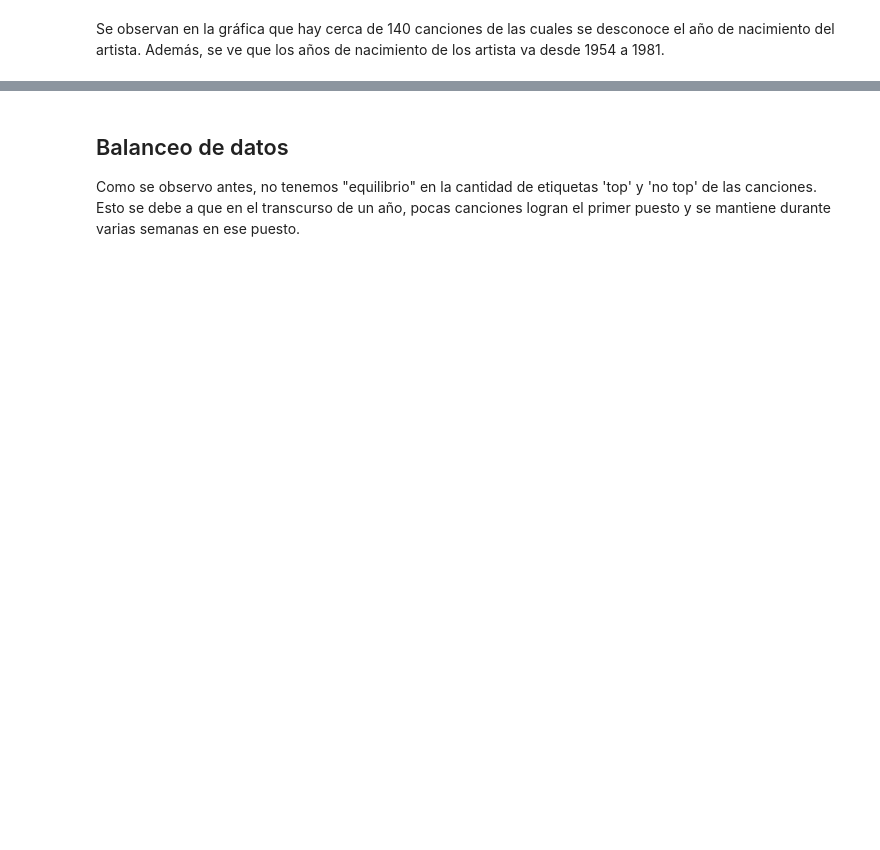
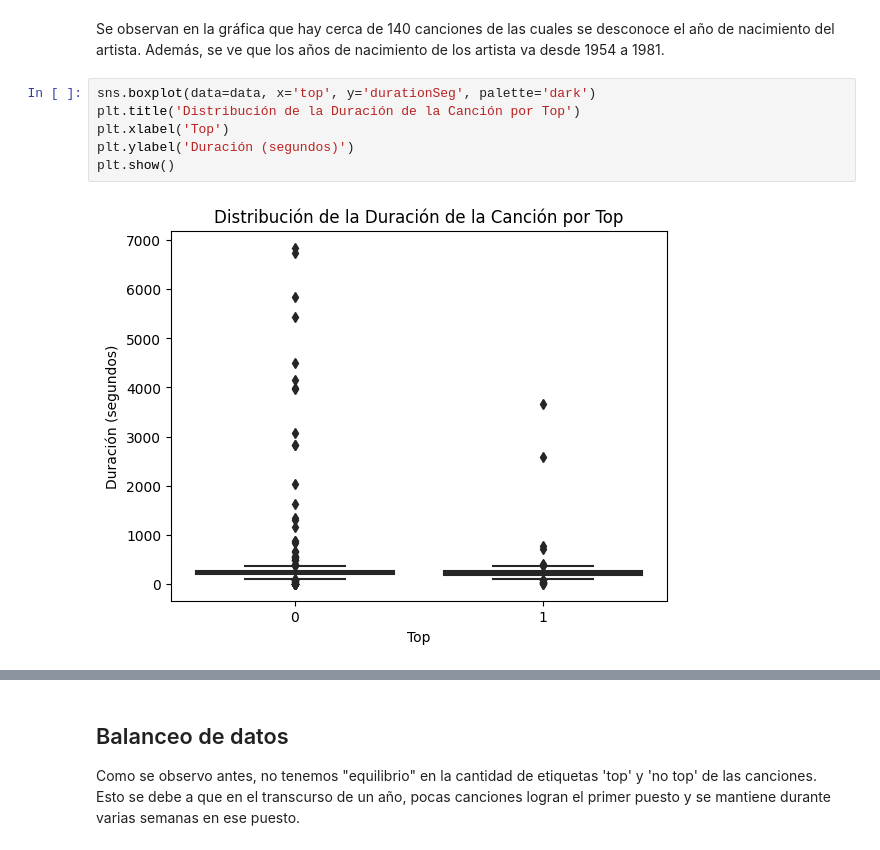
Before and after one commit to Goa126/Python, a Jupyter notebook: Arboles de decisión/arboles_de_decision.ipynb, the cells around one changed output, grey strips where cells are left out. Cells and saved outputs as stored; diff of their text form; blank space fills up the shorter version.

```diff
--- a/Arboles de decisión/arboles_de_decision.ipynb
+++ b/Arboles de decisión/arboles_de_decision.ipynb
@@ -128,2 +174,10 @@ plt.show()
 # %% [markdown]
 Se observan en la gráfica que hay cerca de 140 canciones de las cuales se desconoce el año de nacimiento del artista. Además, se ve que los años de nacimiento de los artista va desde 1954 a 1981.
+# %%
+sns.boxplot(data=data, x='top', y='durationSeg', palette='dark')
+plt.title('Distribución de la Duración de la Canción por Top')
+plt.xlabel('Top')
+plt.ylabel('Duración (segundos)')
+plt.show()
+# %% [output]
+[figure, added]
```
Also changed, not shown: parts of 67 cells of this notebook, 5 other files.
